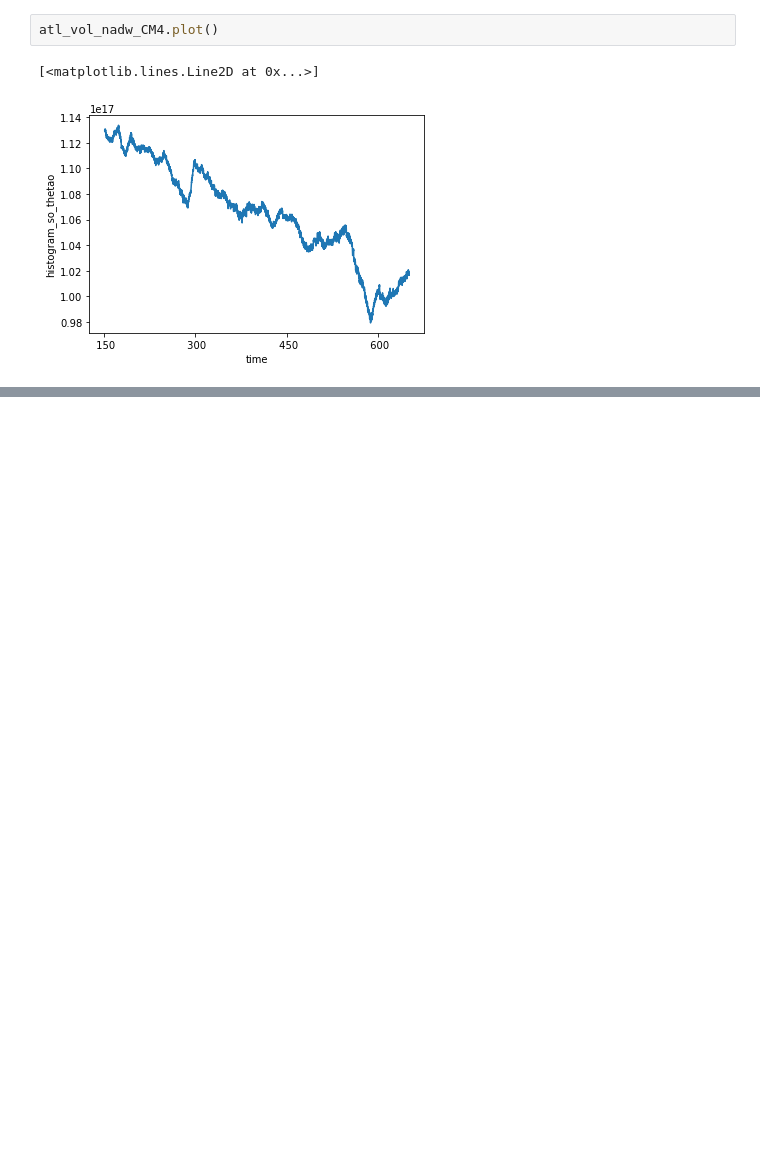
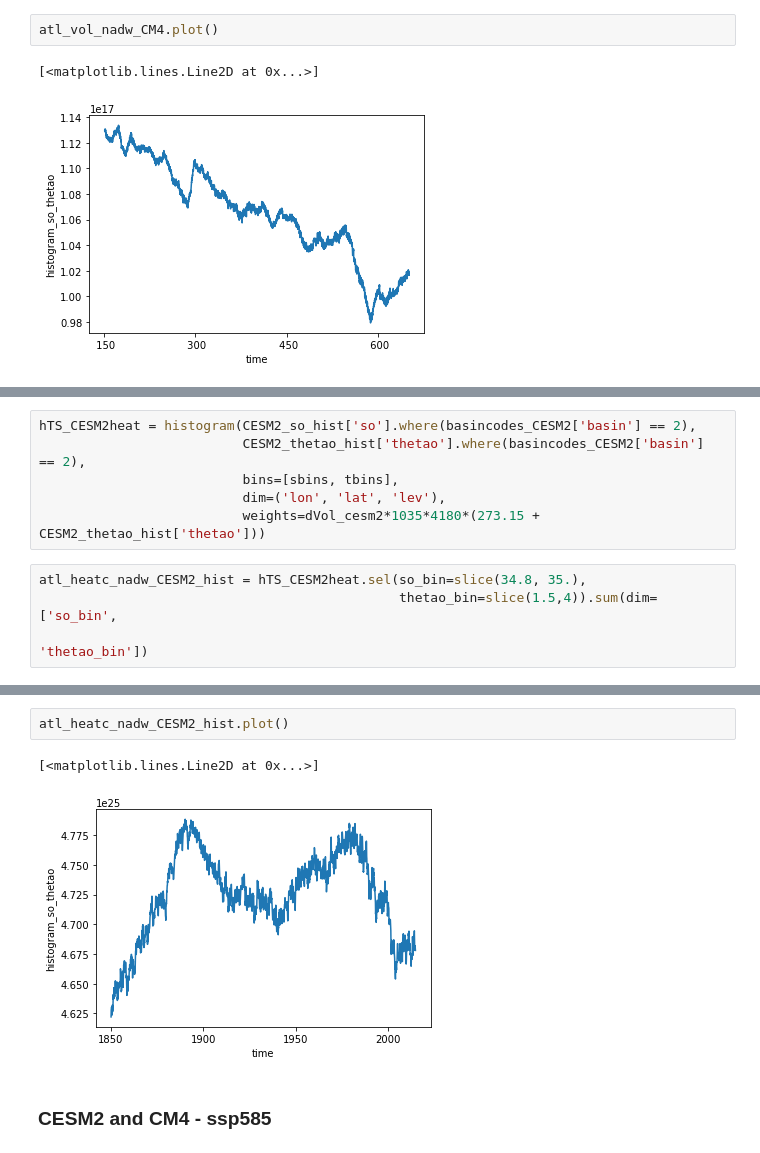
Before and after one commit to raphaeldussin/cmip6hack_water_masses_future, a Jupyter notebook: notebooks/Watermasses.ipynb, the cells around one changed output, grey strips where cells are left out. Drawn from its saved outputs; the diff is of its cells as text; blank space fills up the shorter version.

```diff
--- a/notebooks/Watermasses.ipynb
+++ b/notebooks/Watermasses.ipynb
@@ -356,0 +462,10 @@ atl_vol_nadw_CM4.plot()
+# %%
+hTS_CESM2heat = histogram(CESM2_so_hist['so'].where(basincodes_CESM2['basin'] == 2),
+                          CESM2_thetao_hist['thetao'].where(basincodes_CESM2['basin'] == 2),
+                          bins=[sbins, tbins],
+                          dim=('lon', 'lat', 'lev'),
+                          weights=dVol_cesm2*1035*4180*(273.15 + CESM2_thetao_hist['thetao']))
+# %%
+atl_heatc_nadw_CESM2_hist = hTS_CESM2heat.sel(so_bin=slice(34.8, 35.),
+                                              thetao_bin=slice(1.5,4)).sum(dim=['so_bin',
+                                                                                'thetao_bin'])
@@ -356,0 +480,7 @@ atl_vol_nadw_CM4.plot()
+# %%
+atl_heatc_nadw_CESM2_hist.plot()
+# %% [output]
+[<matplotlib.lines.Line2D at 0x...>]
+[figure, added]
+# %% [markdown]
+### CESM2 and CM4 - ssp585
```
Also changed, not shown: parts of 41 cells of this notebook.
